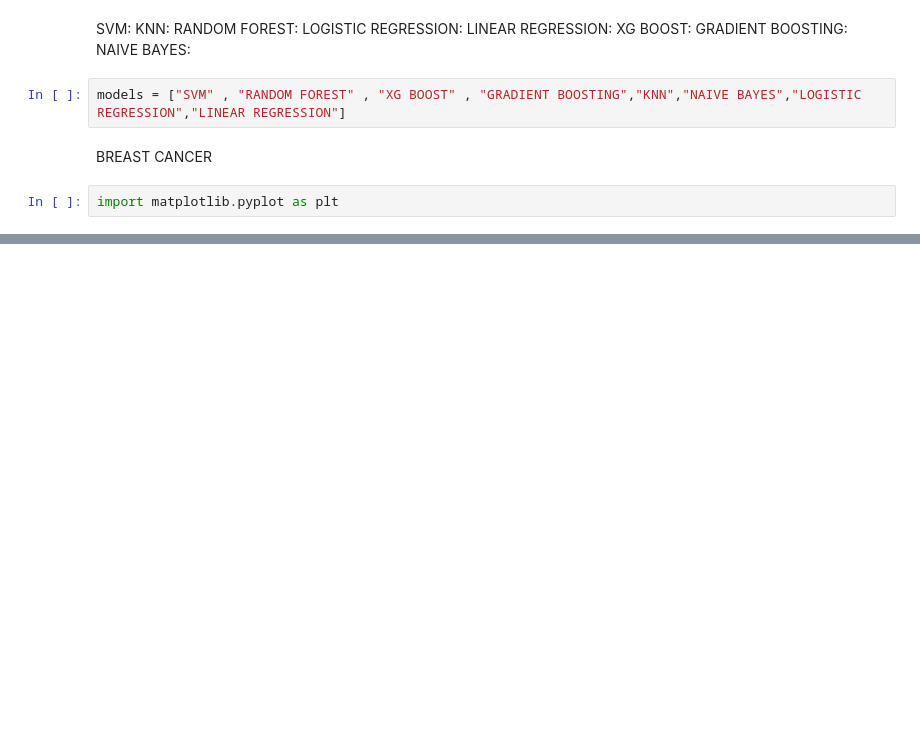
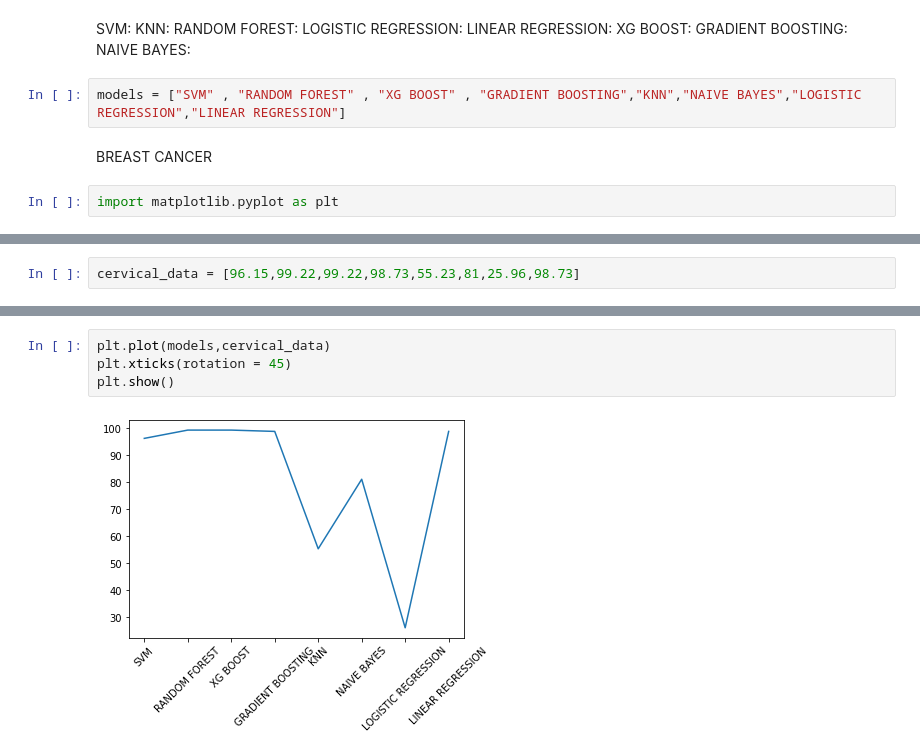
Before and after one commit to somyamangla/CANCER-PREDICTION, a Jupyter notebook: COMPARISON_FINAL.ipynb, the cells around one changed output, grey strips where cells are left out. Cells and saved outputs as stored; diff of their text form; blank space fills up the shorter version.

```diff
--- a/COMPARISON_FINAL.ipynb
+++ b/COMPARISON_FINAL.ipynb
@@ -20,3 +20,5 @@ breast_data = [98.2,100,100,100,94.5,100,99.6,100]
+# %%
+cervical_data = [96.15,99.22,99.22,98.73,55.23,81,25.96,98.73]
 # %%
 plt.plot(models,breast_data)
 plt.xticks(rotation = 45)
@@ -25,0 +28,6 @@ plt.show()
+# %%
+plt.plot(models,cervical_data)
+plt.xticks(rotation = 45)
+plt.show()
+# %% [output]
+[figure, added]
```
Also changed, not shown: parts of 3 cells of this notebook.
